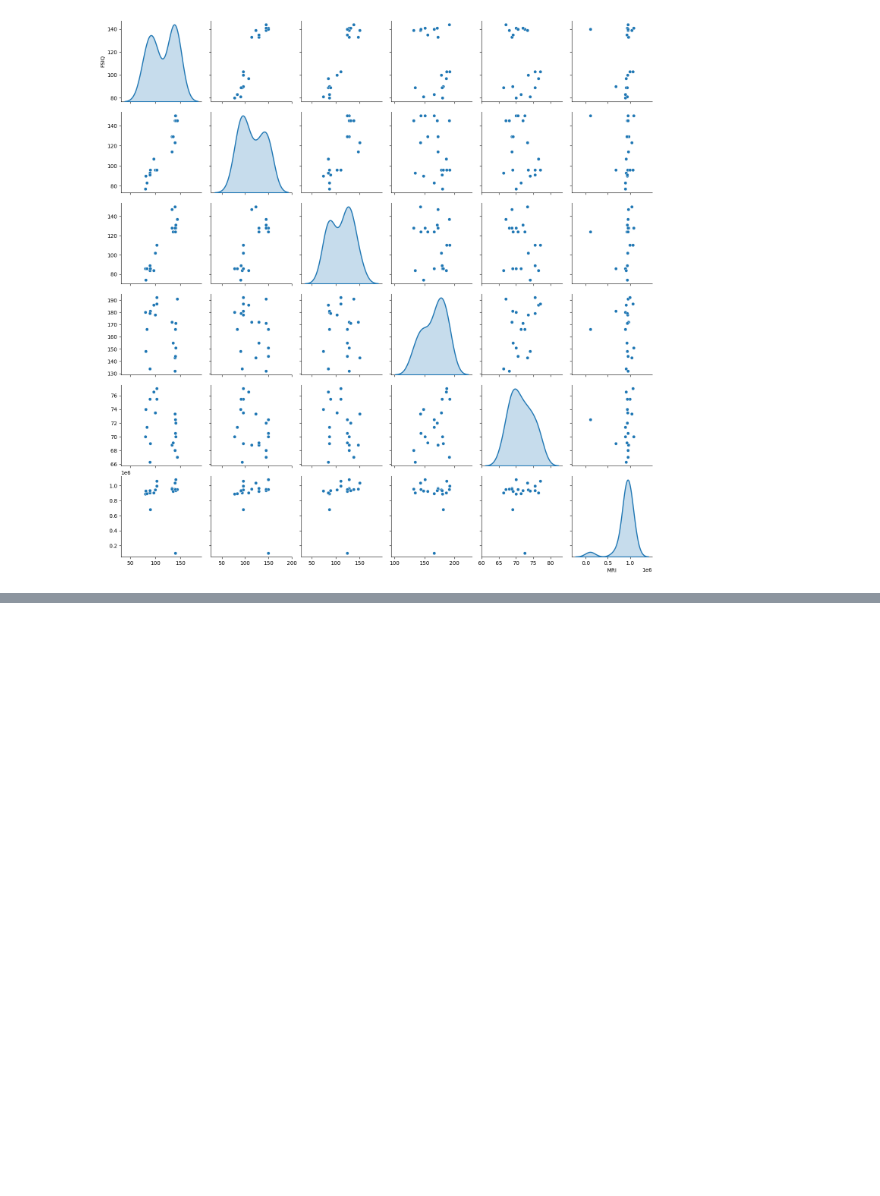
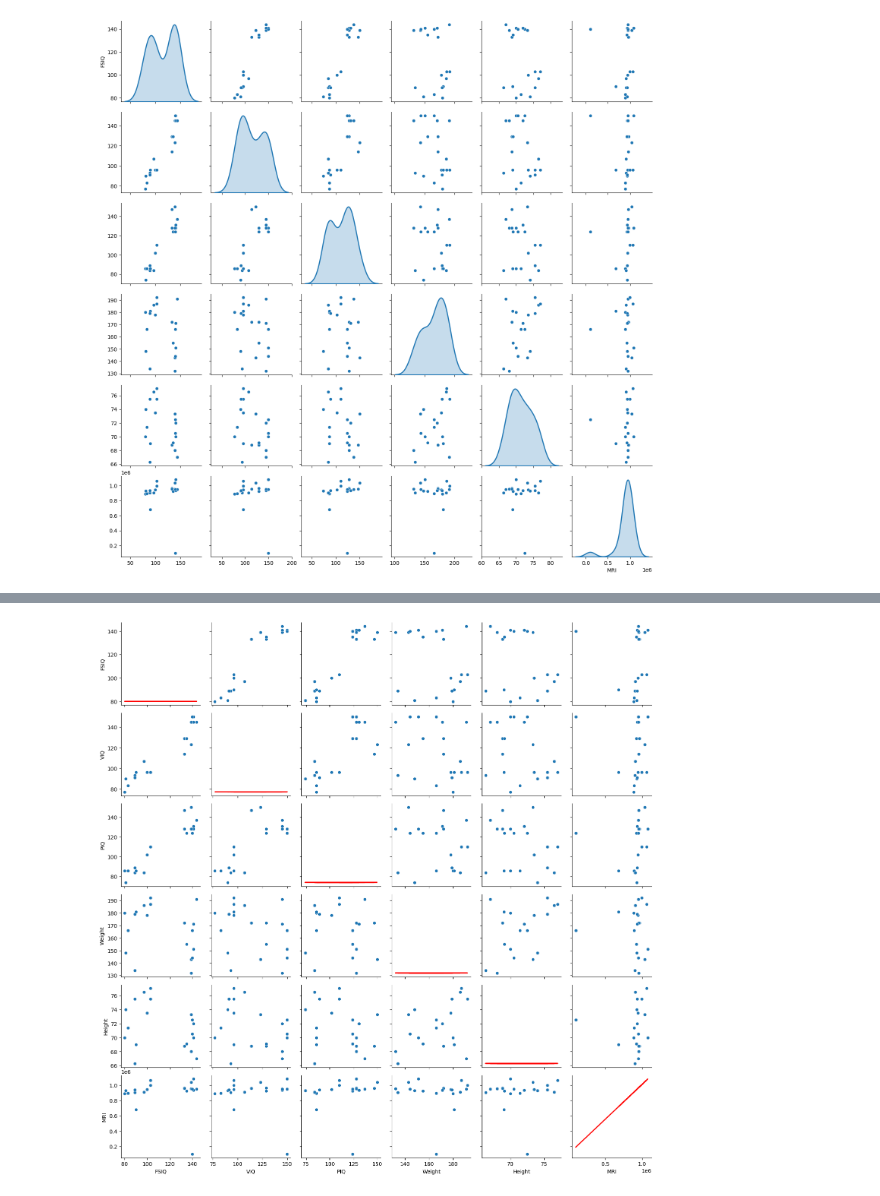
Before and after one commit to s0ul141/Multivariate_Data_Analysis, a Jupyter notebook: LAB_DA_1.ipynb, the cells around one changed output, grey strips where cells are left out. Saved outputs shown, nothing was run; the diff lists cells and outputs as text; code cells hidden in the pictures; blank space fills up the shorter version.

```diff
--- a/LAB_DA_1.ipynb
+++ b/LAB_DA_1.ipynb
@@ -192,0 +221,11 @@ plt.show()
+# %%
+# Third scatter plot matrix with line plot in diagonal (requires a custom function for diagonal)
+def diag_line(x, **kwargs):
+    plt.plot(x, x, color='r', lw=2)  # Identity line for simplicity
+
+g3 = sns.PairGrid(df)
+g3.map_diag(diag_line)
+g3.map_offdiag(sns.scatterplot)
+plt.show()
+# %% [output]
+[figure, added]
```
Also changed, not shown: parts of 4 cells of this notebook.
